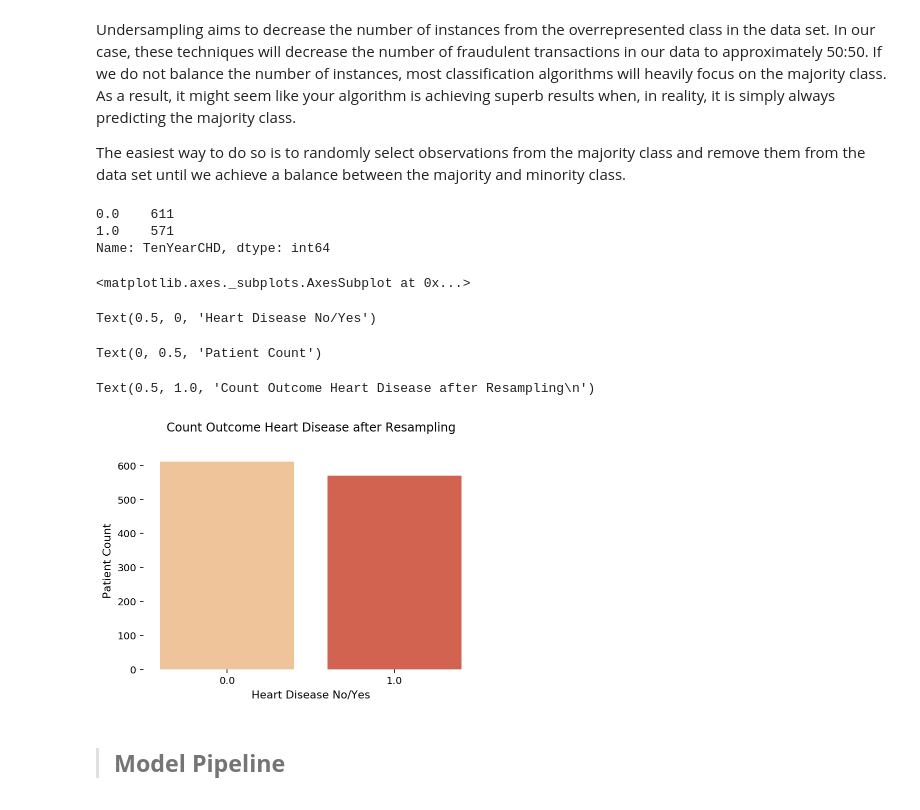
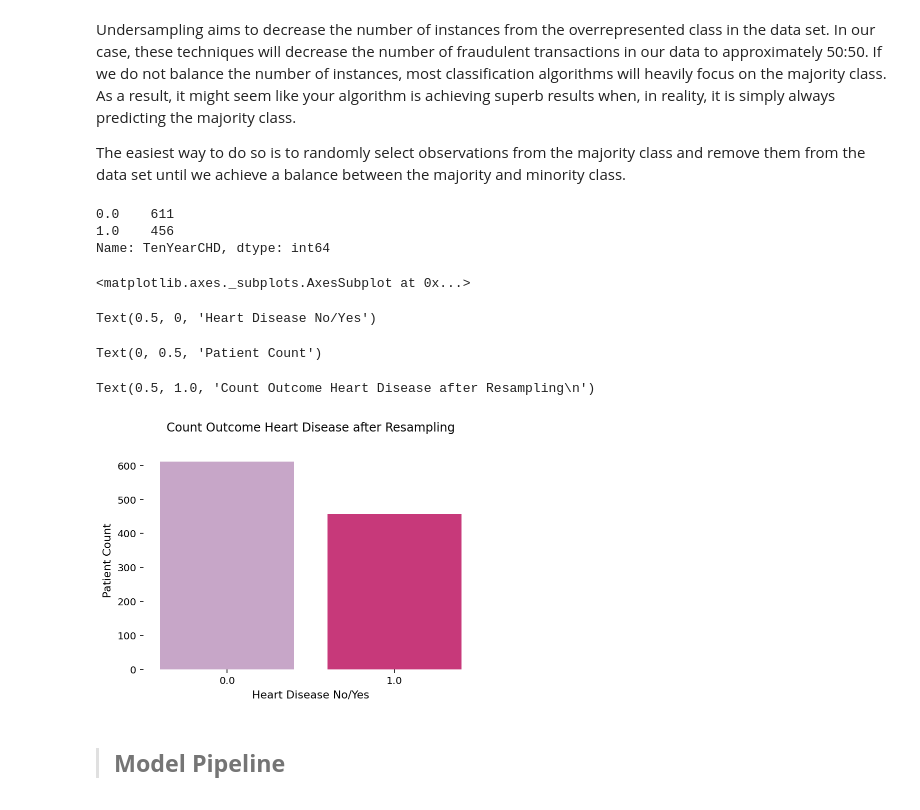
Before and after one commit to jayu071/Cardiovascular_Risk_Prediction_JN, a Jupyter notebook: JN_Cardiovascular_Risk_Prediction.ipynb, the cells around one changed output. Saved outputs shown, nothing was run; the diff lists cells and outputs as text; code cells hidden in the pictures.

```diff
--- a/JN_Cardiovascular_Risk_Prediction.ipynb
+++ b/JN_Cardiovascular_Risk_Prediction.ipynb
@@ -250,0 +315,4 @@ Index(['male', 'age', 'currentSmoker', 'cigsPerDay', 'BPMeds',
+# %%
+# Dropping 2 outliers in cholesterin
+df = df.drop(df[df.totChol > 500].index)
+sns.boxplot(df.totChol)
@@ -250,0 +324,5 @@ Index(['male', 'age', 'currentSmoker', 'cigsPerDay', 'BPMeds',
+# %%
+from sklearn.preprocessing import  LabelEncoder
+# Encode labels of multiple columns at ones using LabelEncoder
+le_df= df.apply(LabelEncoder().fit_transform)
+le_df
@@ -409,0 +459,3 @@ df_clean = df
+# %%
+df_clean = le_df
+df_clean
@@ -489,36 +558,36 @@ The easiest way to do so is to randomly select observations from the majority cl
 # %%
 # Shuffle df
 shuffled_df = df_scaled.sample(frac=1,random_state=4)
 
 # Put all the fraud class in a separate dataset.
 CHD_df = shuffled_df.loc[shuffled_df['TenYearCHD'] == 1]
 
 #Randomly select 492 observations from the non-fraud (majority class)
 non_CHD_df = shuffled_df.loc[shuffled_df['TenYearCHD'] == 0].sample(n=611,random_state=42)
 
 # Concatenate both dataframes again
 normalized_df = pd.concat([CHD_df, non_CHD_df])
 
 # check new class counts
 normalized_df.TenYearCHD.value_counts()
 
 # plot new count
-sns.countplot(normalized_df.TenYearCHD, palette="OrRd")
+sns.countplot(normalized_df.TenYearCHD, palette="PuRd")
 plt.box(False)
 plt.xlabel('Heart Disease No/Yes',fontsize=11)
 plt.ylabel('Patient Count',fontsize=11)
 plt.title('Count Outcome Heart Disease after Resampling\n')
 #plt.savefig('Balance Heart Disease.png')
 plt.show()
 # %% [output]
 0.0    611
-1.0    571
+1.0    456
 Name: TenYearCHD, dtype: int64
 <matplotlib.axes._subplots.AxesSubplot at 0x...>
 Text(0.5, 0, 'Heart Disease No/Yes')
 Text(0, 0.5, 'Patient Count')
 Text(0.5, 1.0, 'Count Outcome Heart Disease after Resampling\n')
-[figure, old version]
+[figure, new version]
 # %% [markdown]
 > ## **Model Pipeline** <a name="paragraph5"></a>
 # %%
```
Also changed, not shown: parts of 44 cells of this notebook.
